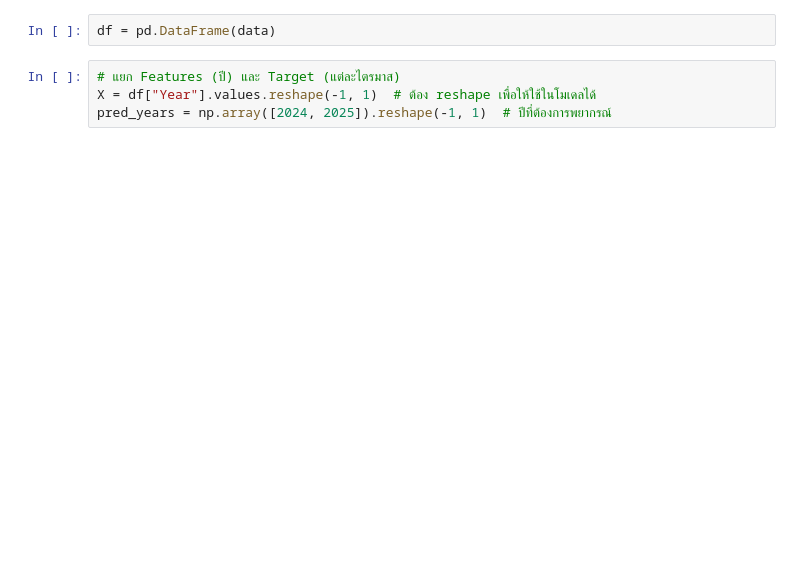
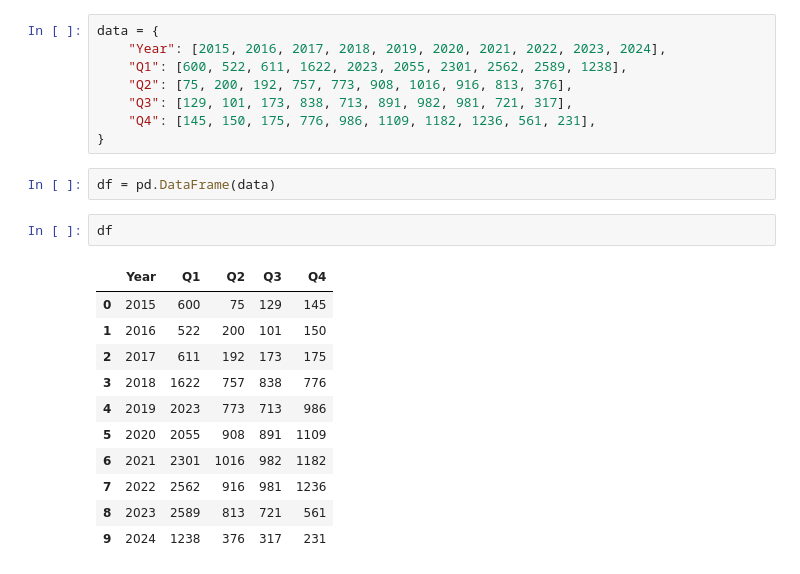
Before and after one commit to Takedaxz/CEDT-DS-Project_LittleMermaid, a Jupyter notebook: Python/DS/predict_timeline.ipynb, the cells around one changed output. Drawn from its saved outputs; the diff is of its cells as text; blank space fills up the shorter version.

```diff
--- a/Python/DS/predict_timeline.ipynb
+++ b/Python/DS/predict_timeline.ipynb
@@ -49,6 +41,24 @@ data = {
+# %%
+data = {
+    "Year": [2015, 2016, 2017, 2018, 2019, 2020, 2021, 2022, 2023, 2024],
+    "Q1": [600, 522, 611, 1622, 2023, 2055, 2301, 2562, 2589, 1238],
+    "Q2": [75, 200, 192, 757, 773, 908, 1016, 916, 813, 376],
+    "Q3": [129, 101, 173, 838, 713, 891, 982, 981, 721, 317],
+    "Q4": [145, 150, 175, 776, 986, 1109, 1182, 1236, 561, 231],
+}
 # %%
 df = pd.DataFrame(data)
-# %%
-# แยก Features (ปี) และ Target (แต่ละไตรมาส)
-X = df["Year"].values.reshape(-1, 1)  # ต้อง reshape เพื่อให้ใช้ในโมเดลได้
-pred_years = np.array([2024, 2025]).reshape(-1, 1)  # ปีที่ต้องการพยากรณ์
+# %%
+df
+# %% [output]
+|  | Year | Q1 | Q2 | Q3 | Q4 |
+| 0 | 2015 | 600 | 75 | 129 | 145 |
+| 1 | 2016 | 522 | 200 | 101 | 150 |
+| 2 | 2017 | 611 | 192 | 173 | 175 |
+| 3 | 2018 | 1622 | 757 | 838 | 776 |
+| 4 | 2019 | 2023 | 773 | 713 | 986 |
+| 5 | 2020 | 2055 | 908 | 891 | 1109 |
+| 6 | 2021 | 2301 | 1016 | 982 | 1182 |
+| 7 | 2022 | 2562 | 916 | 981 | 1236 |
+| 8 | 2023 | 2589 | 813 | 721 | 561 |
+| 9 | 2024 | 1238 | 376 | 317 | 231 |
```
Also changed, not shown: parts of 11 cells of this notebook.
